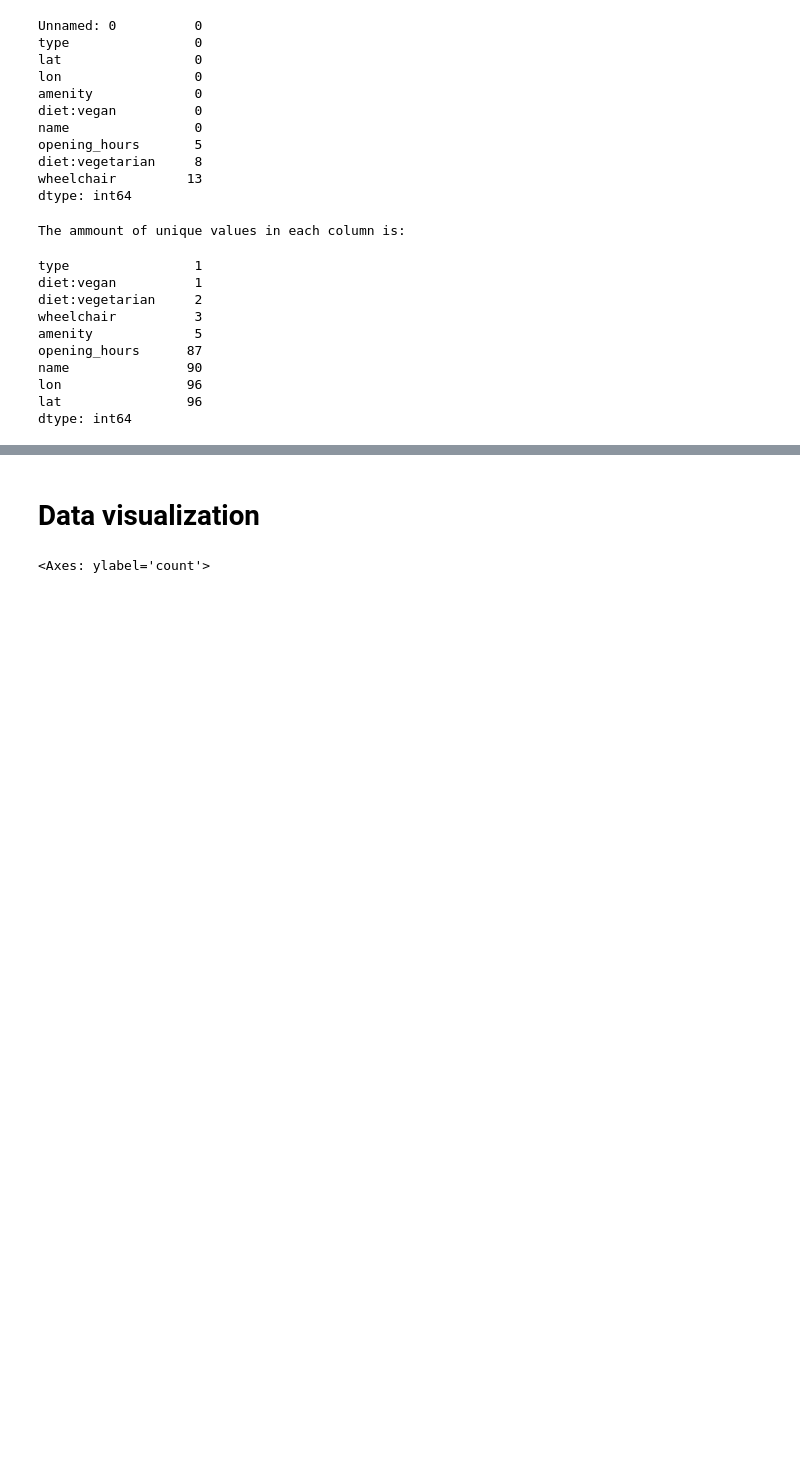
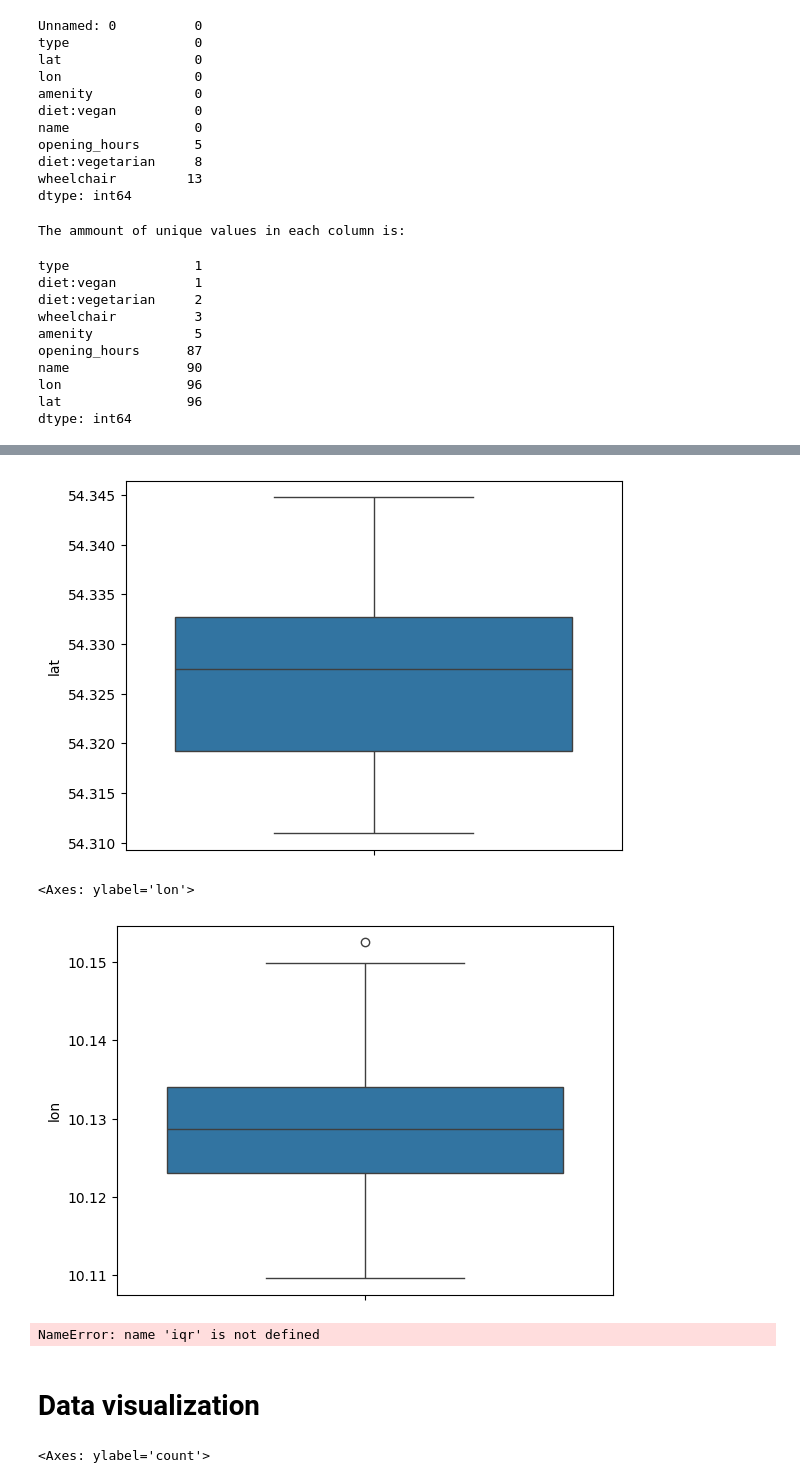
Before and after one commit to MartinDieCooleSocke420/sem1_math_and_stats, a Jupyter notebook: exam.ipynb, the cells around one changed output, grey strips where cells are left out. Cells and saved outputs as stored; diff of their text form; code cells hidden in the pictures; blank space fills up the shorter version.

```diff
--- a/exam.ipynb
+++ b/exam.ipynb
@@ -113,0 +164,8 @@ data
+# %%
+sns.boxplot(data['lat'])
+plt.show()
+sns.boxplot(data['lon'])
+# %% [output]
+[figure, added]
+<Axes: ylabel='lon'>
+[figure, added]
@@ -114,3 +175,8 @@ data
+# %%
+upper_limit = percentile75 + 1.5 * iqr
+lower_limit = percentile25 - 1.5 * iqr
+# %% [output]
+NameError: name 'iqr' is not defined
 # %% [markdown]
 # Data visualization
 # %%
```
Also changed, not shown: parts of 23 cells of this notebook.
